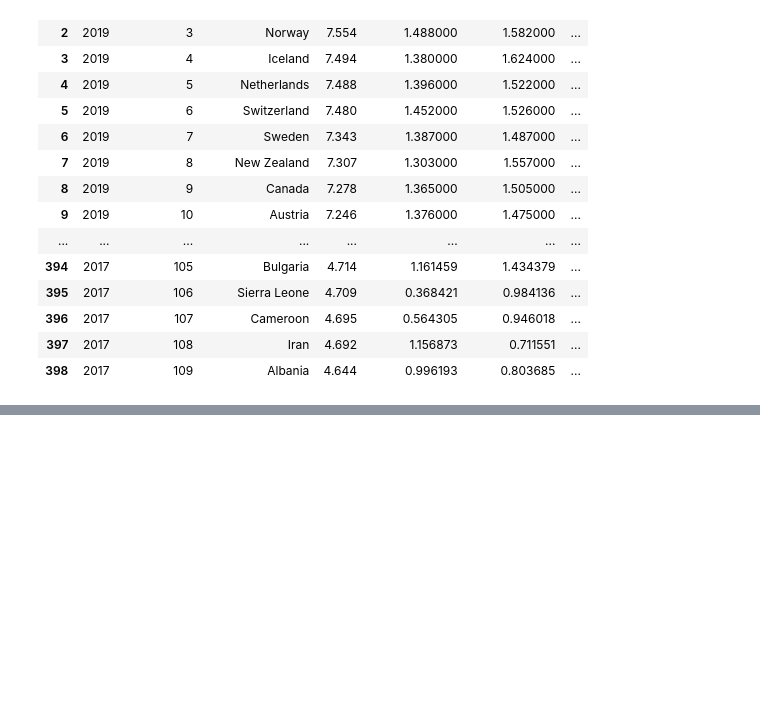
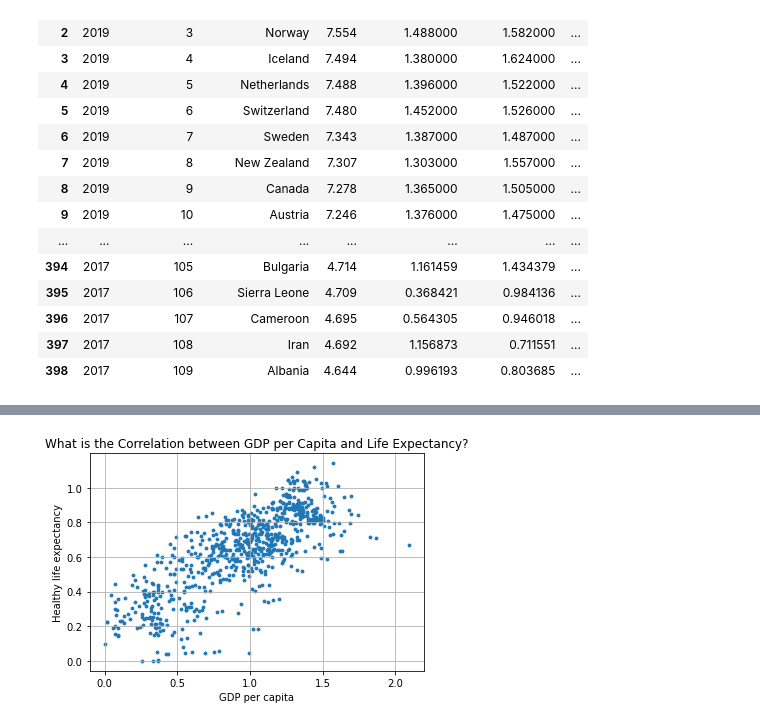
Before and after one commit to Bmyers5817/Project-1, a Jupyter notebook: World_Happiness.ipynb, the cells around one changed output, grey strips where cells are left out. Drawn from its saved outputs; the diff is of its cells as text; code cells hidden in the pictures; blank space fills up the shorter version.

```diff
--- a/World_Happiness.ipynb
+++ b/World_Happiness.ipynb
@@ -242,0 +280,12 @@ top_2019 = df.iloc[0:10, 0:10]
+# %%
+# Scatterplot to see correlation between GDP and Life expectancy
+plt.scatter(happiness_data_final["GDP per capita"], happiness_data_final["Healthy life expectancy"], marker="o", s=8)
+
+plt.title("What is the Correlation between GDP per Capita and Life Expectancy?")
+plt.xlabel("GDP per capita")
+plt.ylabel("Healthy life expectancy")
+plt.grid(axis='both')
+
+plt.show()
+# %% [output]
+[figure, added]
```
Also changed, not shown: parts of 8 cells of this notebook.
